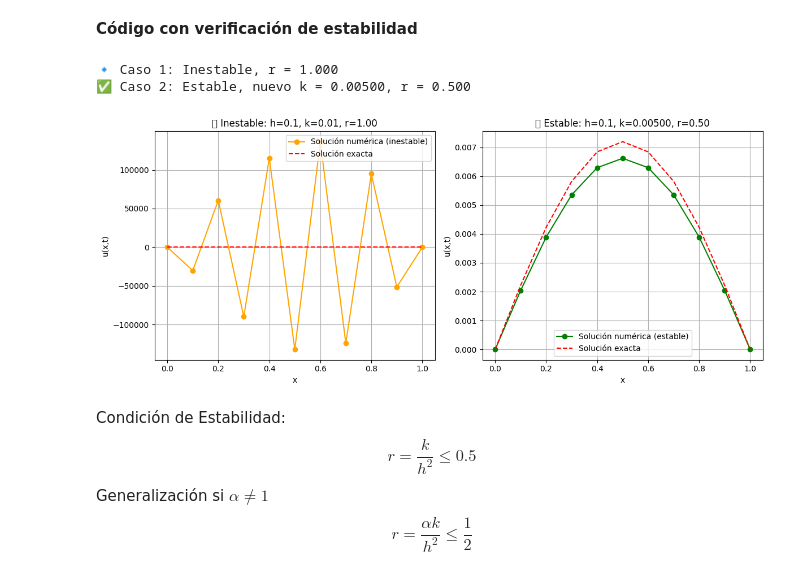
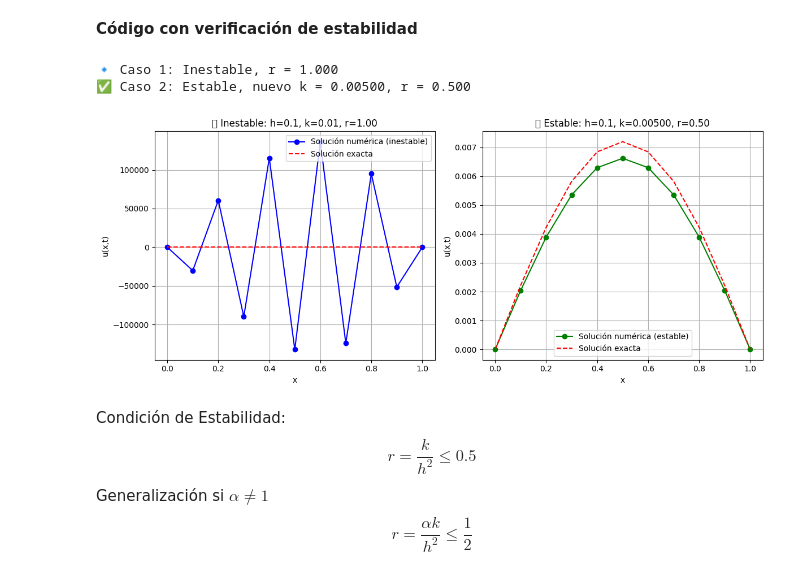
Before and after one commit to CAMI2-bit/Ecuaciones-diferenciales-parciales, a Jupyter notebook: Método_Explícito.ipynb, the cells around one changed output. Cells and saved outputs as stored; diff of their text form; code cells hidden in the pictures.

```diff
--- a/Método_Explícito.ipynb
+++ b/Método_Explícito.ipynb
@@ -201,35 +208,35 @@ for n in range(0, nt2 - 1):
 
 # -----------------------------
 # GRÁFICAS COMPARATIVAS
 # -----------------------------
 plt.figure(figsize=(12,5))
 
 # Gráfica 1: Solución inestable
 plt.subplot(1,2,1)
-plt.plot(x, u1[-1, :], 'o-', color='orange', label='Solución numérica (inestable)')
+plt.plot(x, u1[-1, :], 'o-', color='blue', label='Solución numérica (inestable)')
 plt.plot(x, u_exact, 'r--', label='Solución exacta')
 plt.title(f"🚫 Inestable: h={h}, k={k}, r={r:.2f}")
 plt.xlabel("x")
 plt.ylabel("u(x,t)")
 plt.legend()
 plt.grid(True)
 
 # Gráfica 2: Solución estable
 plt.subplot(1,2,2)
 plt.plot(x, u2[-1, :], 'o-', color='green', label='Solución numérica (estable)')
 plt.plot(x, u_exact, 'r--', label='Solución exacta')
 plt.title(f"✅ Estable: h={h}, k={k2:.5f}, r={r2:.2f}")
 plt.xlabel("x")
 plt.ylabel("u(x,t)")
 plt.legend()
 plt.grid(True)
 
 plt.tight_layout()
 plt.show()
 # %% [output]
 🔹 Caso 1: Inestable, r = 1.000
 ✅ Caso 2: Estable, nuevo k = 0.00500, r = 0.500
-[figure, old version]
+[figure, new version]
 # %% [markdown]
 Condición de Estabilidad:
 $$
```
Also changed, not shown: parts of 2 cells of this notebook.
